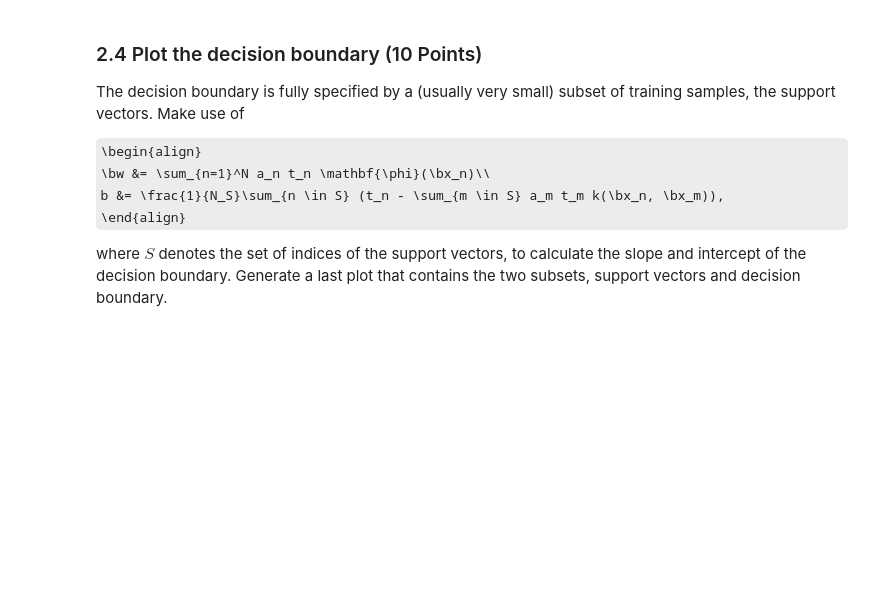
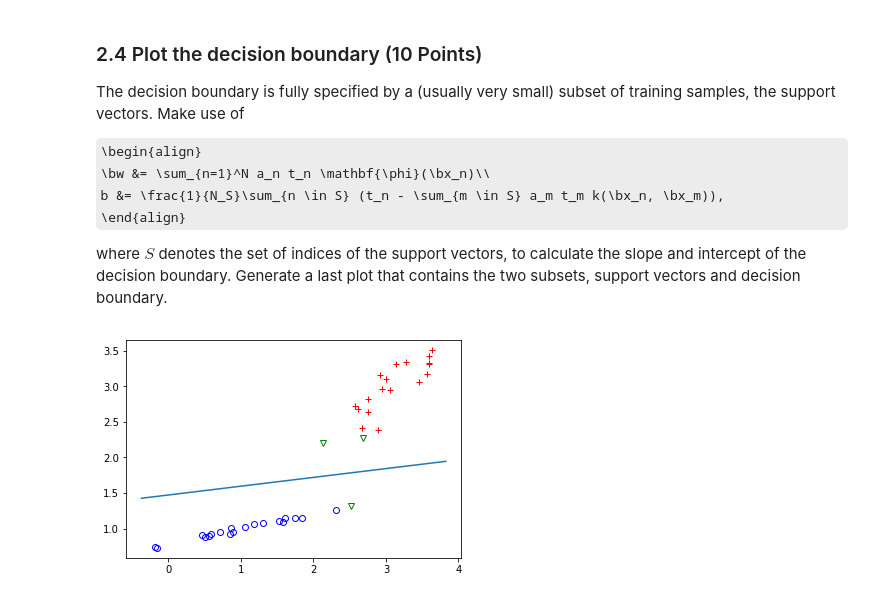
Before and after one commit to mcoenegracht/ml1-labs, a Jupyter notebook: lab3/lab3.ipynb, the cells around one changed output. Saved outputs shown, nothing was run; the diff lists cells and outputs as text; code cells hidden in the pictures; some formulas as TeX source; blank space fills up the shorter version.

```diff
--- a/lab3/lab3.ipynb
+++ b/lab3/lab3.ipynb
@@ -452,0 +540,36 @@ raise NotImplementedError()
+# %%
+# YOUR CODE HERE
+def abline(slope, intercept):
+    """Plot a line from slope and intercept"""
+    axes = plt.gca()
+    x_vals = np.array(axes.get_xlim())
+    y_vals = intercept + slope * x_vals
+    plt.plot(x_vals, y_vals, '-')
+
+K_s = computeK(X[support_vectors,:])
+a_sv = a[support_vectors][:,0]
+t_sv = t[support_vectors]
+X_sv = X[support_vectors,:]
+w = np.dot(a_sv*t_sv, X_sv)
+
+sum_over_n = 0
+for n, i in enumerate(support_vectors):
+    t_n = t[i]
+    sum_over_m = 0
+    for m, j in enumerate(support_vectors):
+#         print(j)
+        t_m = t[j]
+        a_m = a[:,0][j]
+#         print(K_s[n,m])
+        sum_over_m += a_m*t_m*K_s[n,m]
+#     print(sum_over_m)
+    sum_over_n += t_n - sum_over_m
+N_s=support_vectors.shape[0]
+b = sum_over_n/N_s
+
+plt.plot(X1_nosv[:,0], X1_nosv[:,1], 'bo', fillstyle='none', linestyle='None')
+plt.plot(X2_nosv[:,0], X2_nosv[:,1], 'r+', fillstyle='none', linestyle='None')
+plt.plot(X[support_vectors,0], X[support_vectors,1], 'gv', fillstyle='none')
+abline(-w[0]/w[1], -b/w[1])
+# %% [output]
+[figure, added]
```
Also changed, not shown: parts of 13 cells of this notebook.
